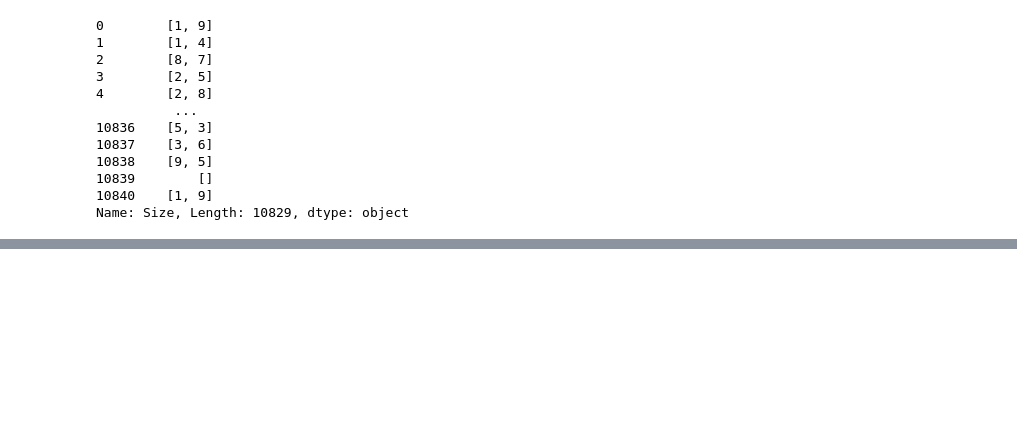
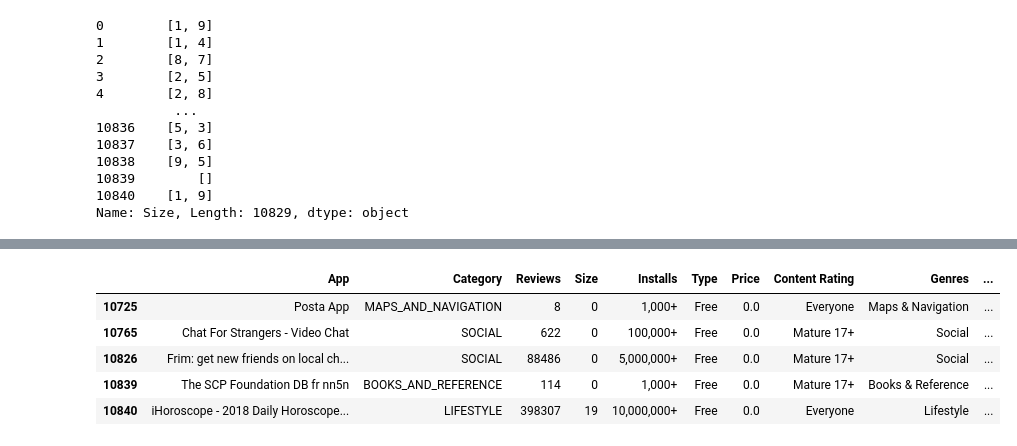
Before and after one commit to kaustubhgupta/Data-Analysis-Hub, a Jupyter notebook: Notebooks/Google Play Store Analysis.ipynb, the cells around one changed output, grey strips where cells are left out. Cells and saved outputs as stored; diff of their text form; code cells hidden in the pictures; blank space fills up the shorter version.

Commit message:
Current and Android Versions Processing Left, All other features preprocessing done

```diff
--- a/Notebooks/Google Play Store Analysis.ipynb
+++ b/Notebooks/Google Play Store Analysis.ipynb
@@ -344,0 +345,2 @@ TypeError: sequence item 0: expected str instance, int found
+# %%
+app_data["Size"] = app_data.Size.str.findall(r'\d').apply(merge_size).astype(int)
@@ -344,0 +360,2 @@ TypeError: sequence item 0: expected str instance, int found
+# %%
+app_data["Price"] = app_data.Price.str.replace('$', '').astype(float)
@@ -344,0 +387,13 @@ TypeError: sequence item 0: expected str instance, int found
+# %%
+app_data["Last Updated"] = pd.to_datetime(app_data["Last Updated"])
+# %%
+mask = app_data["Current Ver"] == "Varies with device"
+# %%
+app_data[mask].tail()
+# %% [output]
+|  | App | Category | Reviews | Size | Installs | Type | Price | Content Rating | Genres | ... |
+| 10725 | Posta App | MAPS_AND_NAVIGATION | 8 | 0 | 1,000+ | Free | 0.0 | Everyone | Maps & Navigation | ... |
+| 10765 | Chat For Strangers - Video Chat | SOCIAL | 622 | 0 | 100,000+ | Free | 0.0 | Mature 17+ | Social | ... |
+| 10826 | Frim: get new friends on local ch... | SOCIAL | 88486 | 0 | 5,000,000+ | Free | 0.0 | Mature 17+ | Social | ... |
+| 10839 | The SCP Foundation DB fr nn5n | BOOKS_AND_REFERENCE | 114 | 0 | 1,000+ | Free | 0.0 | Mature 17+ | Books & Reference | ... |
+| 10840 | iHoroscope - 2018 Daily Horoscope... | LIFESTYLE | 398307 | 19 | 10,000,000+ | Free | 0.0 | Everyone | Lifestyle | ... |
```
Also changed, not shown: parts of 8 cells of this notebook.
